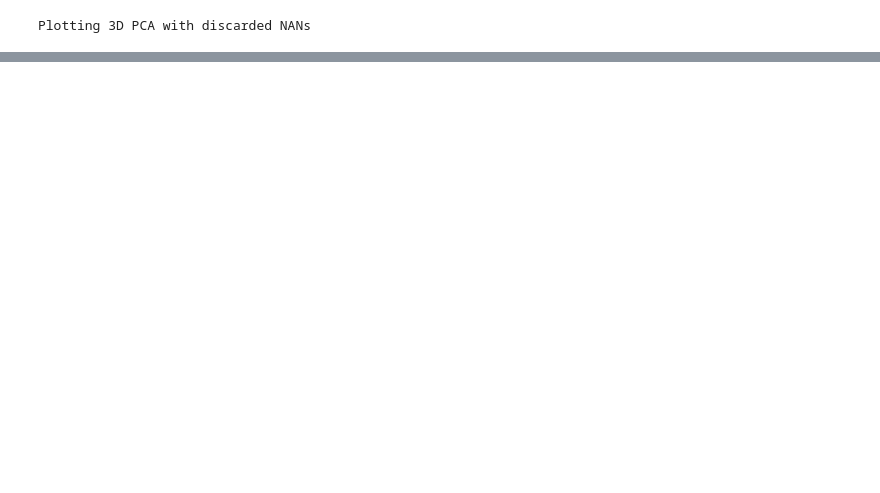
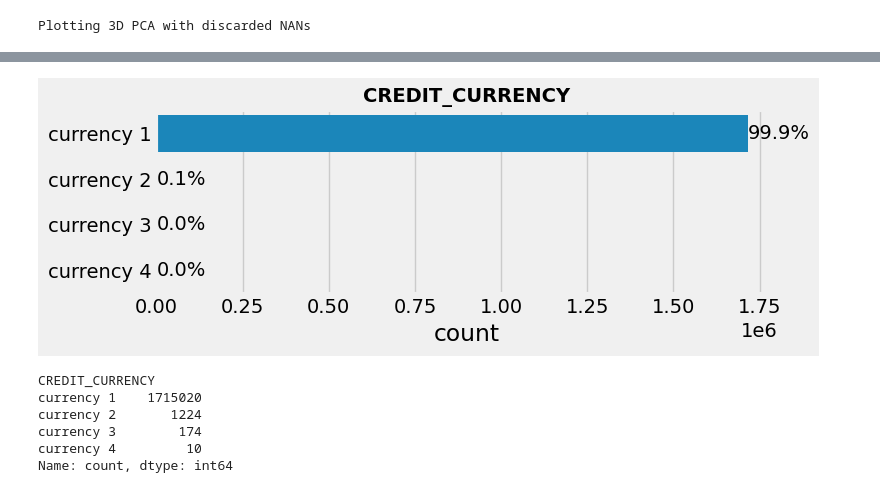
Before and after one commit to Sauciu1/defaulting-risk, a Jupyter notebook: notebooks/nb6_bureau.ipynb, the cells around one changed output, grey strips where cells are left out. Saved outputs shown, nothing was run; the diff lists cells and outputs as text; code cells hidden in the pictures; blank space fills up the shorter version.

```diff
--- a/notebooks/nb6_bureau.ipynb
+++ b/notebooks/nb6_bureau.ipynb
@@ -156,0 +180,10 @@ NameError: name 'importlib' is not defined
+# %%
+plot_categorical_dist(bureau_df, "CREDIT_CURRENCY")
+# %% [output]
+[figure, added]
+CREDIT_CURRENCY
+currency 1    1715020
+currency 2       1224
+currency 3        174
+currency 4         10
+Name: count, dtype: int64
```
Also changed, not shown: parts of 34 cells of this notebook, 6 other files.
